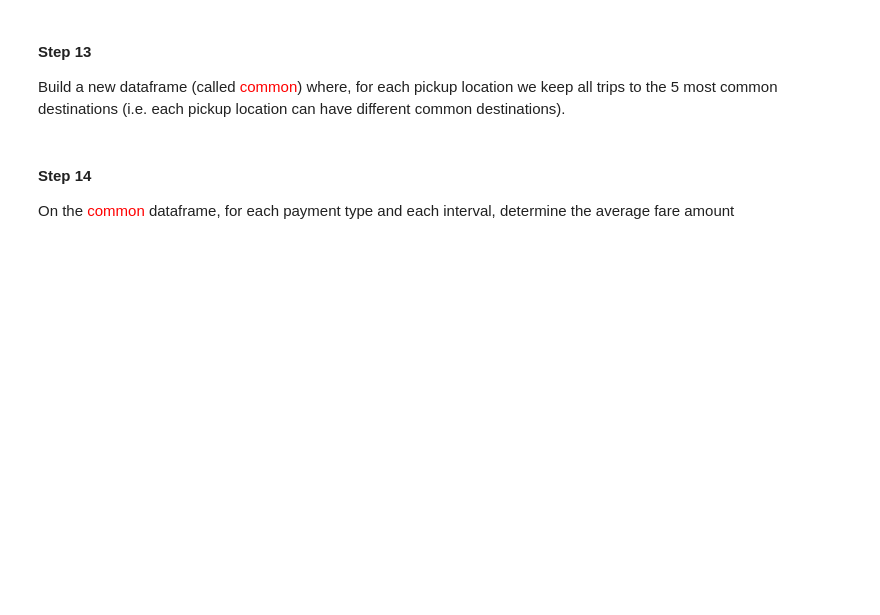
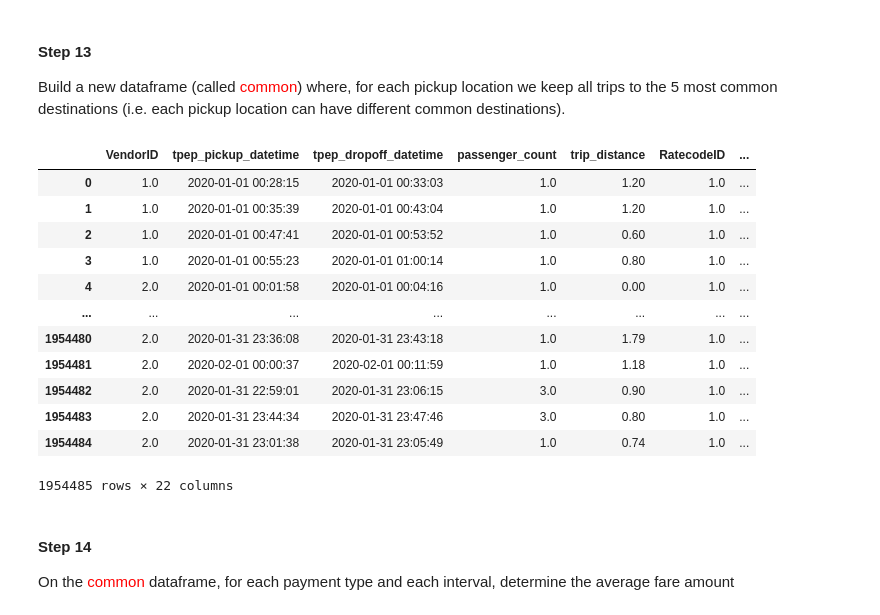
Before and after one commit to Cova18/Fondamenti-di-Informatica, a Jupyter notebook: Proggetto_Informatica.ipynb, the cells around one changed output. Cells and saved outputs as stored; diff of their text form; code cells hidden in the pictures; blank space fills up the shorter version.

```diff
--- a/Proggetto_Informatica.ipynb
+++ b/Proggetto_Informatica.ipynb
@@ -215,6 +215,25 @@ dtype: int64
 # %% [markdown]
 #### Step 13
 Build a new dataframe (called <font color = 'red'>common</font>) where, for each pickup location we keep all trips to the 5 most common destinations (i.e. each pickup location can have different common destinations).
+# %%
+common_df = dataFrame.groupby(["PULocationID", "DOLocationID"]).size().to_frame("count")
+common_df = common_df.groupby(level= 0, group_keys = False)["count"].nlargest(5).reset_index()
+common = dataFrame.merge(common_df, on= ["PULocationID", "DOLocationID"])
+common
+# %% [output]
+|  | VendorID | tpep_pickup_datetime | tpep_dropoff_datetime | passenger_count | trip_distance | RatecodeID | ... |
+| 0 | 1.0 | 2020-01-01 00:28:15 | 2020-01-01 00:33:03 | 1.0 | 1.20 | 1.0 | ... |
+| 1 | 1.0 | 2020-01-01 00:35:39 | 2020-01-01 00:43:04 | 1.0 | 1.20 | 1.0 | ... |
+| 2 | 1.0 | 2020-01-01 00:47:41 | 2020-01-01 00:53:52 | 1.0 | 0.60 | 1.0 | ... |
+| 3 | 1.0 | 2020-01-01 00:55:23 | 2020-01-01 01:00:14 | 1.0 | 0.80 | 1.0 | ... |
+| 4 | 2.0 | 2020-01-01 00:01:58 | 2020-01-01 00:04:16 | 1.0 | 0.00 | 1.0 | ... |
+| ... | ... | ... | ... | ... | ... | ... | ... |
+| 1954480 | 2.0 | 2020-01-31 23:36:08 | 2020-01-31 23:43:18 | 1.0 | 1.79 | 1.0 | ... |
+| 1954481 | 2.0 | 2020-02-01 00:00:37 | 2020-02-01 00:11:59 | 1.0 | 1.18 | 1.0 | ... |
+| 1954482 | 2.0 | 2020-01-31 22:59:01 | 2020-01-31 23:06:15 | 3.0 | 0.90 | 1.0 | ... |
+| 1954483 | 2.0 | 2020-01-31 23:44:34 | 2020-01-31 23:47:46 | 3.0 | 0.80 | 1.0 | ... |
+| 1954484 | 2.0 | 2020-01-31 23:01:38 | 2020-01-31 23:05:49 | 1.0 | 0.74 | 1.0 | ... |
+1954485 rows × 22 columns
 # %% [markdown]
 #### Step 14
 On the <font color = 'red'>common</font> dataframe, for each payment type and each interval, determine the average fare amount
```
Also changed, not shown: parts of 1 cell of this notebook.
